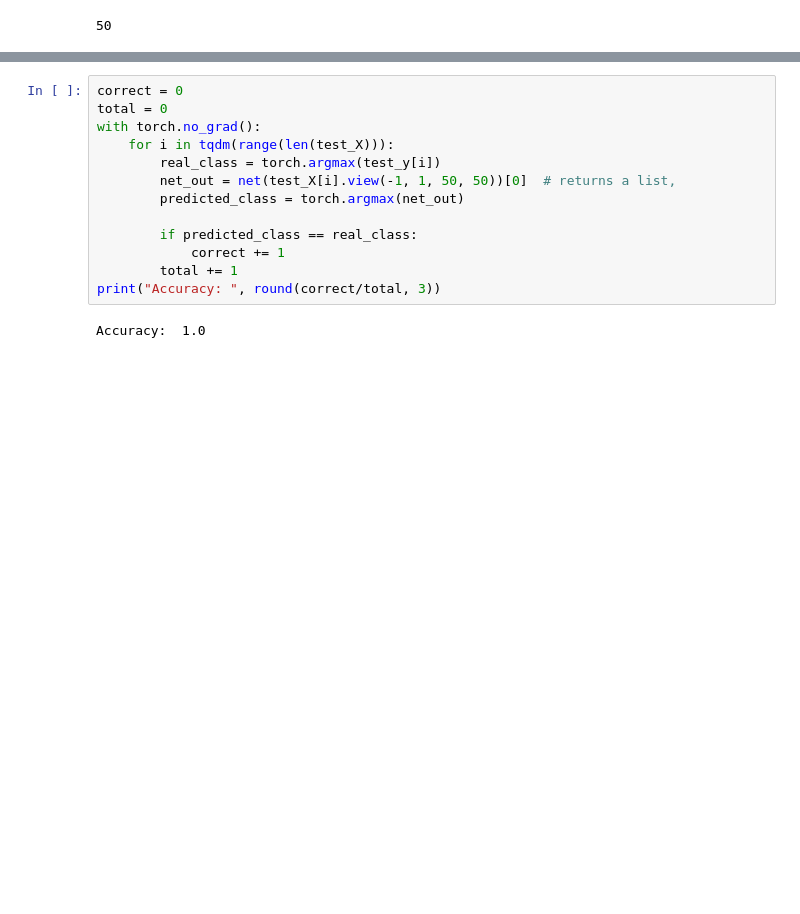
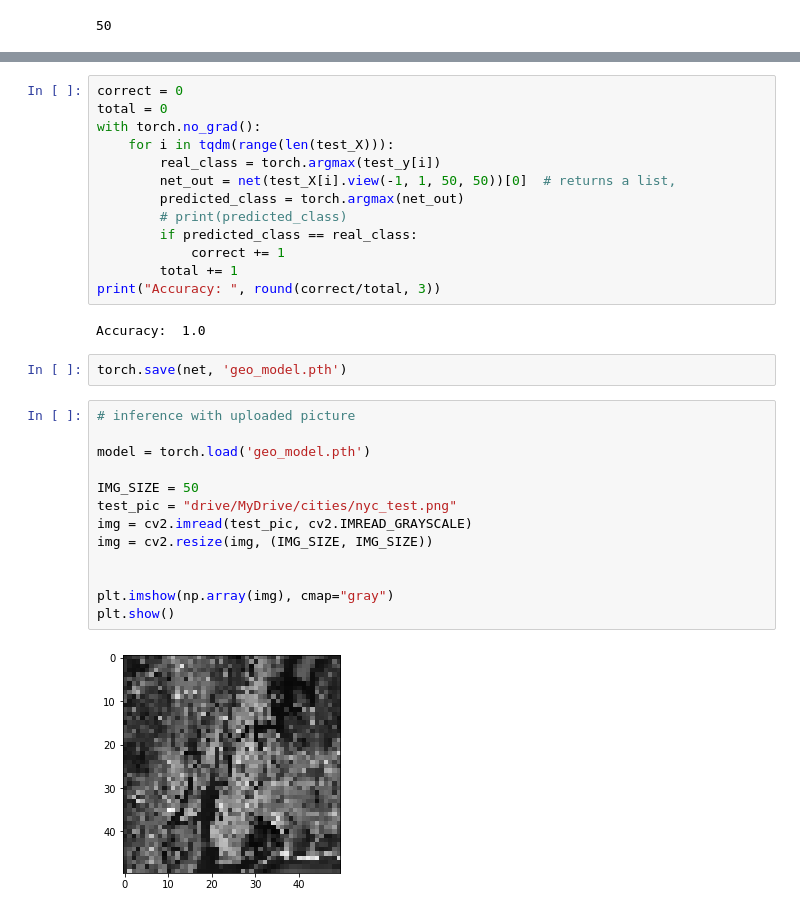
Before and after one commit to osu28/boilermakeIX, a Jupyter notebook: geo.ipynb, the cells around one changed output, grey strips where cells are left out. Drawn from its saved outputs; the diff is of its cells as text; blank space fills up the shorter version.

```diff
--- a/geo.ipynb
+++ b/geo.ipynb
@@ -176,10 +185,27 @@ with torch.no_grad():
         real_class = torch.argmax(test_y[i])
         net_out = net(test_X[i].view(-1, 1, 50, 50))[0]  # returns a list,
         predicted_class = torch.argmax(net_out)
-
+        # print(predicted_class)
         if predicted_class == real_class:
             correct += 1
         total += 1
 print("Accuracy: ", round(correct/total, 3))
 # %% [output]
 Accuracy:  1.0
+# %%
+torch.save(net, 'geo_model.pth')
+# %%
+# inference with uploaded picture
+
+model = torch.load('geo_model.pth')
+
+IMG_SIZE = 50
+test_pic = "drive/MyDrive/cities/nyc_test.png"
+img = cv2.imread(test_pic, cv2.IMREAD_GRAYSCALE)
+img = cv2.resize(img, (IMG_SIZE, IMG_SIZE))
+
+
+plt.imshow(np.array(img), cmap="gray")
+plt.show()
+# %% [output]
+[figure, added]
```
Also changed, not shown: parts of 7 cells of this notebook.
